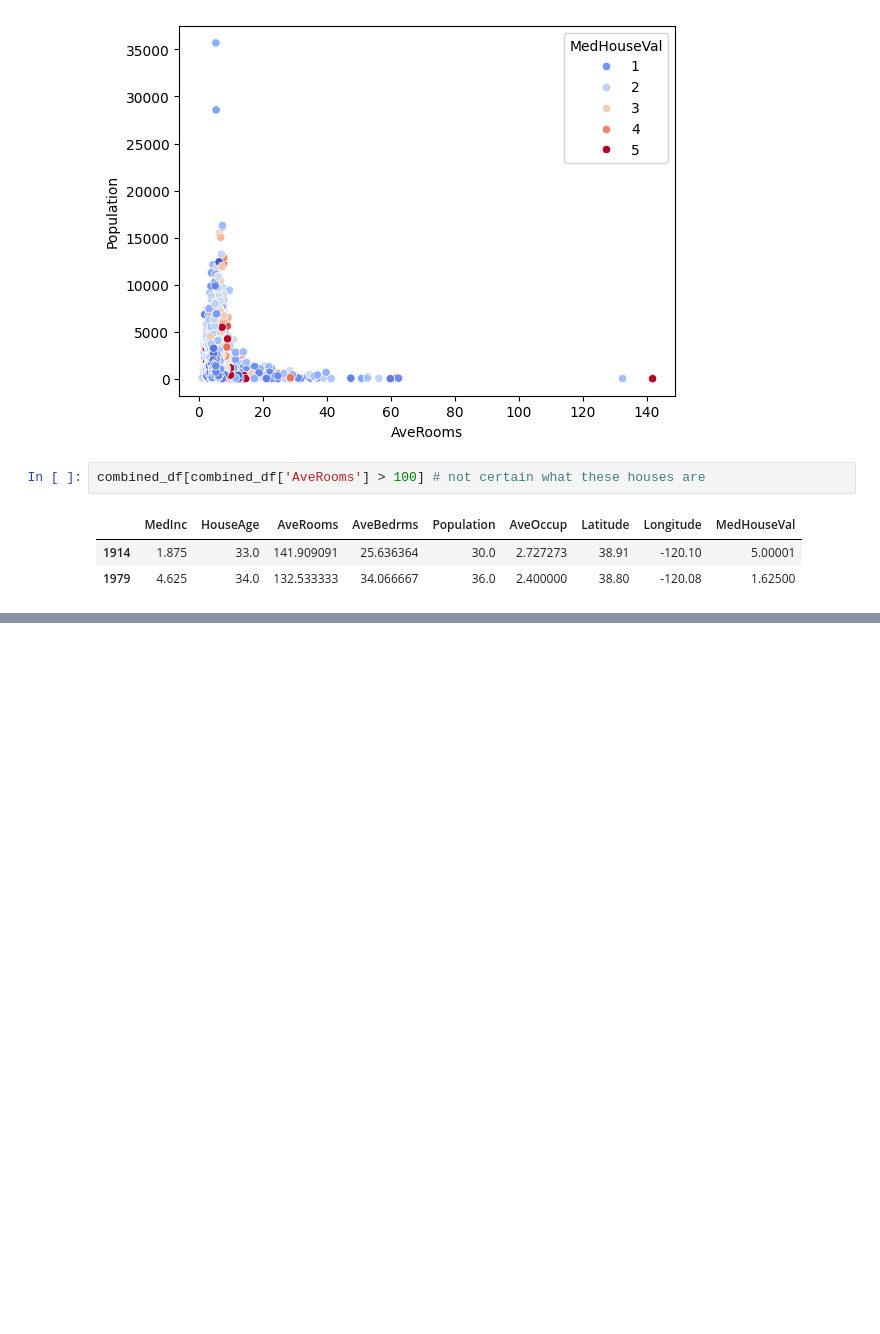
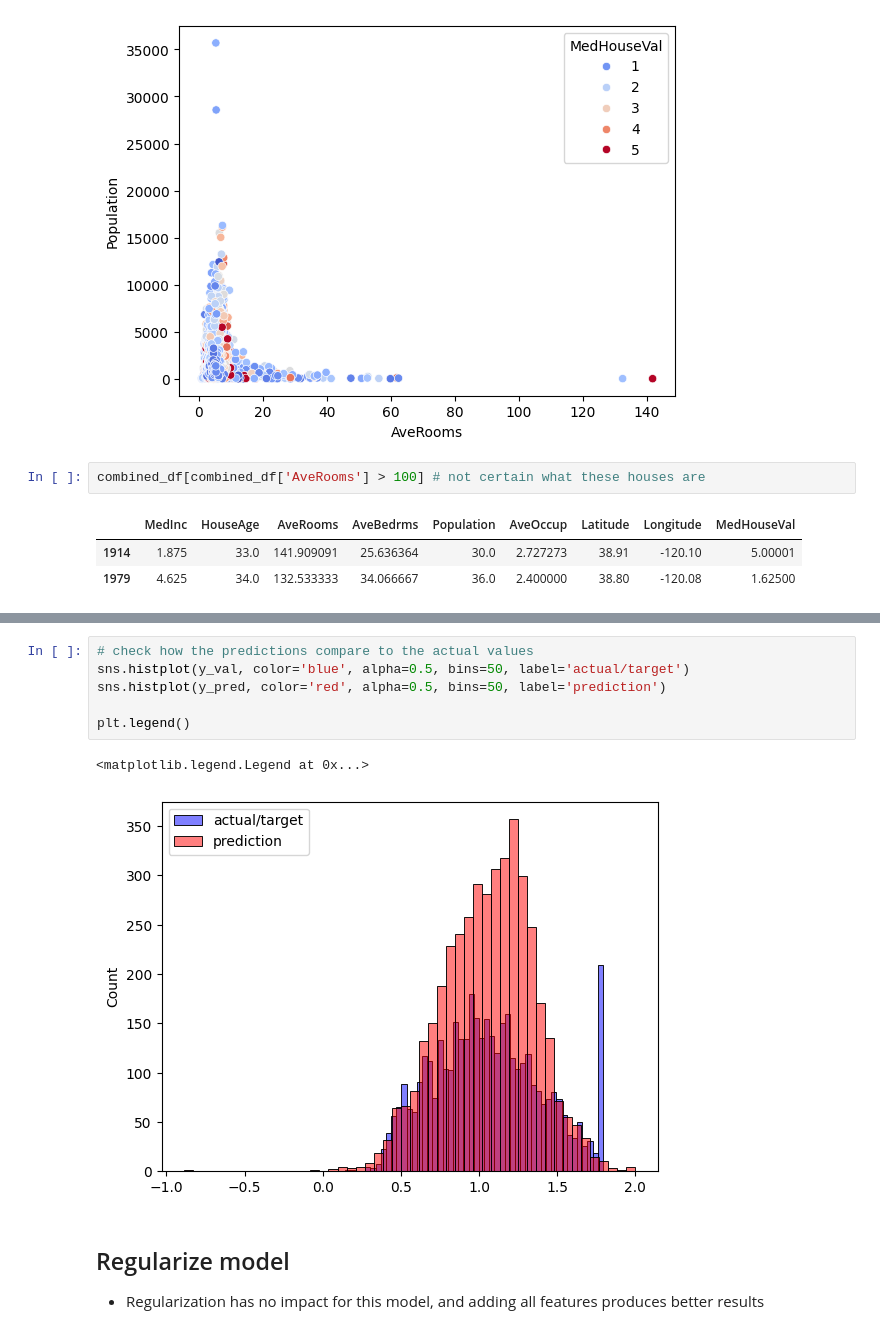
Before and after one commit to sheilambadi/machine-learning-zoomcamp, a Jupyter notebook: machine-learning-zoomcamp/02_regression/california_housing_price_prediction.ipynb, the cells around one changed output, grey strips where cells are left out. Drawn from its saved outputs; the diff is of its cells as text; blank space fills up the shorter version.

```diff
--- a/machine-learning-zoomcamp/02_regression/california_housing_price_prediction.ipynb
+++ b/machine-learning-zoomcamp/02_regression/california_housing_price_prediction.ipynb
@@ -325,0 +488,13 @@ combined_df[combined_df['AveRooms'] > 100] # not certain what these houses are
+# %%
+# check how the predictions compare to the actual values
+sns.histplot(y_val, color='blue', alpha=0.5, bins=50, label='actual/target')
+sns.histplot(y_pred, color='red', alpha=0.5, bins=50, label='prediction')
+
+plt.legend()
+# %% [output]
+<matplotlib.legend.Legend at 0x...>
+[figure, added]
+# %% [markdown]
+## Regularize model
+
+- Regularization has no impact for this model, and adding all features produces better results
```
Also changed, not shown: parts of 34 cells of this notebook.
